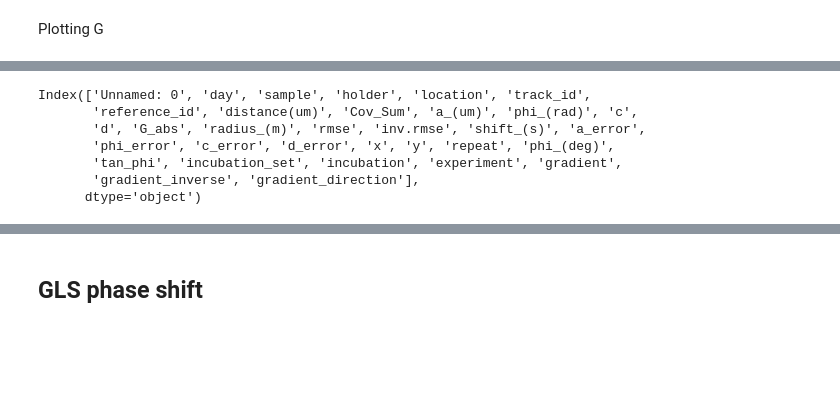
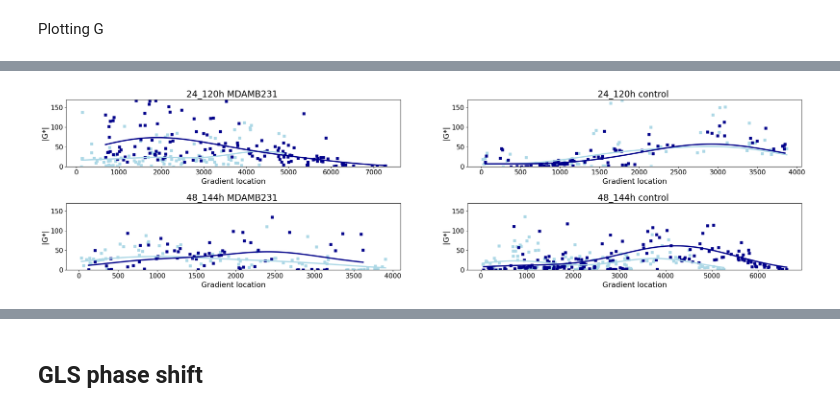
Before and after one commit to LindaSrbova/Statistics_Gelatin_Mechanics, a Jupyter notebook: Gradient_analysis.ipynb, the cells around one changed output, grey strips where cells are left out. Cells and saved outputs as stored; diff of their text form; code cells hidden in the pictures; blank space fills up the shorter version.

```diff
--- a/Gradient_analysis.ipynb
+++ b/Gradient_analysis.ipynb
@@ -231,10 +284,52 @@ set 0, 144h, MDAMB231, ['241112'],['soft_to_stiff']
-# %%
-download.columns
-# %% [output]
-Index(['Unnamed: 0', 'day', 'sample', 'holder', 'location', 'track_id',
-       'reference_id', 'distance(um)', 'Cov_Sum', 'a_(um)', 'phi_(rad)', 'c',
-       'd', 'G_abs', 'radius_(m)', 'rmse', 'inv.rmse', 'shift_(s)', 'a_error',
-       'phi_error', 'c_error', 'd_error', 'x', 'y', 'repeat', 'phi_(deg)',
-       'tan_phi', 'incubation_set', 'incubation', 'experiment', 'gradient',
-       'gradient_inverse', 'gradient_direction'],
-      dtype='object')
+# %%
+fig, axs = plt.subplots(2, 2, figsize=(30, 7))
+plt.subplots_adjust(wspace=0.2, hspace=0.55)
+fig.suptitle("", fontsize=18, y=1)
+
+markers=['x','s']
+
+colors = ["lightblue","darkblue"]
+
+for i,j in enumerate(download['incubation_set'].unique()):
+    first = download[download['incubation_set']==j]
+    row = i
+
+    for nn,n in enumerate(first['incubation'].unique()):
+        second = first[first['incubation']==n]
+        color_type = colors[int(nn)]
+        #print(n, color)
+
+
+        # for k,l in enumerate(second['experiment'].unique()):
+        #     third = second[second['experiment']==l]
+        #     marker_type = markers[l]
+        #     row = (i*2)+(k)
+        #     #print(l, marker_type)
+
+        for m,o in enumerate(second['sample'].unique()):
+            column = 0 if o=='MDAMB231' else 1
+            fourth = second[second['sample']==o]
+            #print(f"set {k}, {n}h, {o}, {str(fourth['day'].unique())},{fourth['gradient_direction'].unique()}")
+            date_value = str(fourth['day'].unique()[0])
+            ax = axs[row,column]
+            #GLS_g(dfffff,ax,color)
+
+            if (fourth['gradient_direction'] == 'stiff_to_soft').all():
+                #ax.scatter(fourth['gradient'],fourth['G_abs'],s=35, c=color, marker = marker_type) #measured from soft to stiff
+                # filtered_data = fourth[(fourth['gradient'] > 800) & (fourth['gradient'] < 1200)]['G_abs']
+                #fitting(ax,fourth['gradient'],fourth['G_abs'],color_type,marker_type)
+                fitting_kernel(fourth['gradient'],fourth['G_abs'],ax,color_type,marker_type,10)
+
+            else:
+                #fitting(ax,fourth['gradient_inverse'],fourth['G_abs'],color_type, marker_type)
+                fitting_kernel(fourth['gradient_inverse'],fourth['G_abs'],ax,color_type,marker_type,10)
+
+            ax.set_xlabel("Gradient location", fontsize= 17,labelpad=5)
+            ax.set_ylabel("|G*|", fontsize= 17, labelpad=5)
+            ax.set_title(f"{j}h {o} ", fontsize = 20)
+            ax.tick_params(axis='both', labelsize=15)
+
+            ax.set_ylim (0,170)
+            #ax.set_xlim (0,5000)
+# %% [output]
+[figure, added]
```
Also changed, not shown: parts of 14 cells of this notebook.
